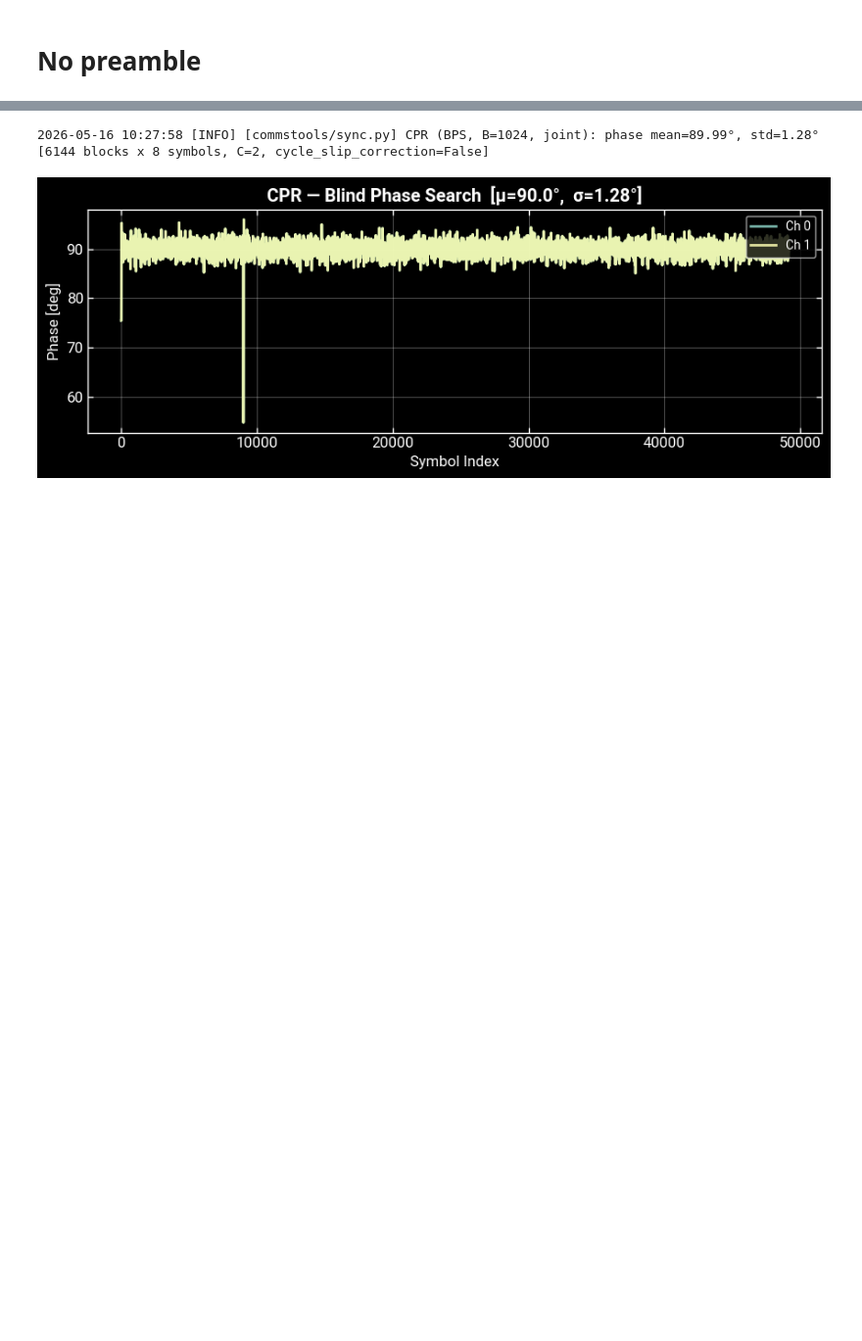
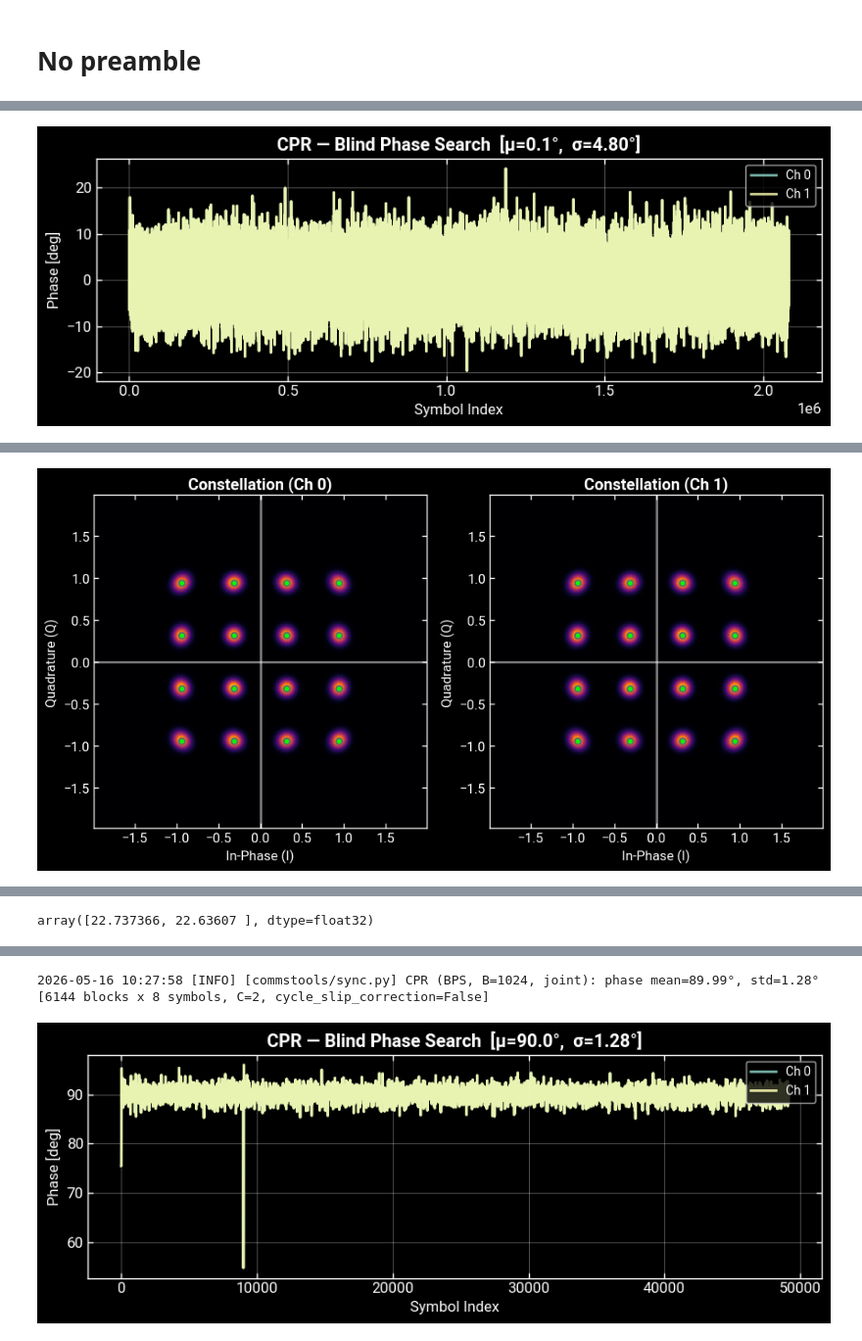
Before and after one commit to lokgar/commstools, a Jupyter notebook: debug/02-debug-intradyne-part.ipynb, the cells around one changed output, grey strips where cells are left out. Shown at 98% size. Saved outputs shown, nothing was run; the diff lists cells and outputs as text; code cells hidden in the pictures; blank space fills up the shorter version.

```diff
--- a/debug/02-debug-intradyne-part.ipynb
+++ b/debug/02-debug-intradyne-part.ipynb
@@ -296,0 +382,34 @@ array([-2.738772 , -2.7487059], dtype=float32)
+# %%
+# ─────────────────────────────────────────────────────────────────────
+# 10. Standalone BPS-CPR on the equalized output, then phase ambiguity
+#     resolution and hard demap.
+# ─────────────────────────────────────────────────────────────────────
+phases_bps = recover_carrier_phase_bps(
+    eq.samples,
+    modulation=eq.mod_scheme,
+    order=eq.mod_order,
+    debug_plot=True,
+    block_size=32,
+    num_test_phases=1024,
+    cycle_slip_correction=True,
+    cycle_slip_history=64,
+    cycle_slip_threshold=xp.pi / 4,
+    joint_channels=True,
+)
+
+eqfoecpr = eq.copy()
+eqfoecpr.samples = correct_carrier_phase(eqfoecpr.samples, phases_bps)
+eqfoecpr.resolve_symbols()
+eqfoecpr.resolve_phase_ambiguity()
+eqfoecpr.demap_symbols_hard()
+eqfoecpr.plot_constellation(show=True, overlay_ideal=True)
+
+# ─────────────────────────────────────────────────────────────────────
+# 11. Metrics.  EVM "blind" measures blob size against the nearest
+#     constellation point.  SER/SNR discard `2 × NUM_TRAIN` symbols to
+#     skip past the post-training CPR convergence region (Issue A).
+# ─────────────────────────────────────────────────────────────────────
+eqfoecpr.evm(num_train_symbols=NUM_TRAIN, mode="blind")
+eqfoecpr.ser(num_train_symbols=NUM_TRAIN)
+eqfoecpr.snr(num_train_symbols=NUM_TRAIN)
+# %% [output]
@@ -296,0 +417 @@ array([-2.738772 , -2.7487059], dtype=float32)
+[figure, added]
@@ -296,0 +429 @@ array([-2.738772 , -2.7487059], dtype=float32)
+[figure, added]
@@ -297 +439,2 @@ array([-2.738772 , -2.7487059], dtype=float32)
+array([22.737366, 22.63607 ], dtype=float32)
 # %%
```
Also changed, not shown: parts of 9 cells of this notebook, 12 other files.
